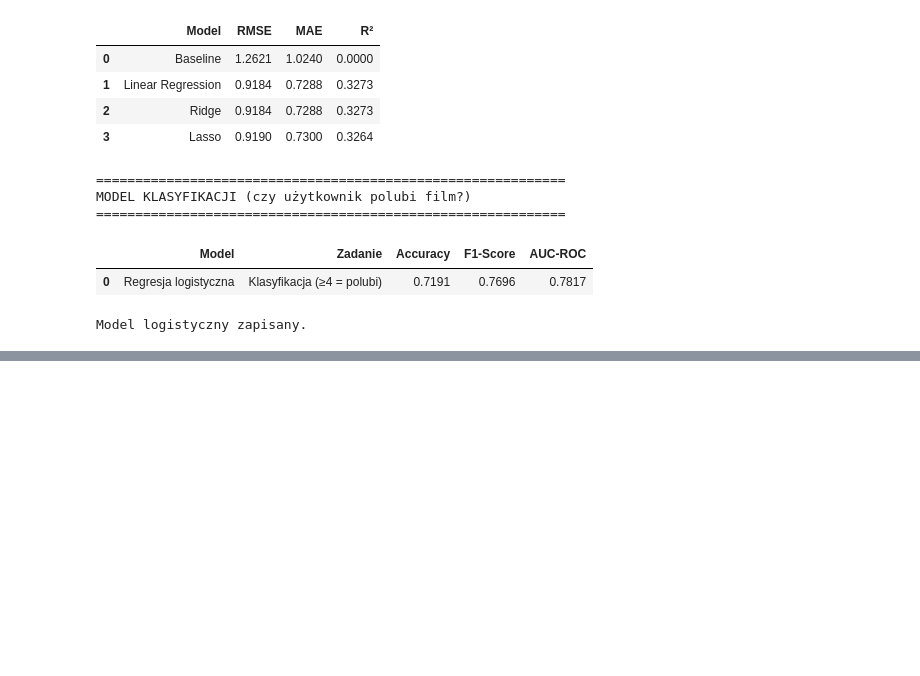
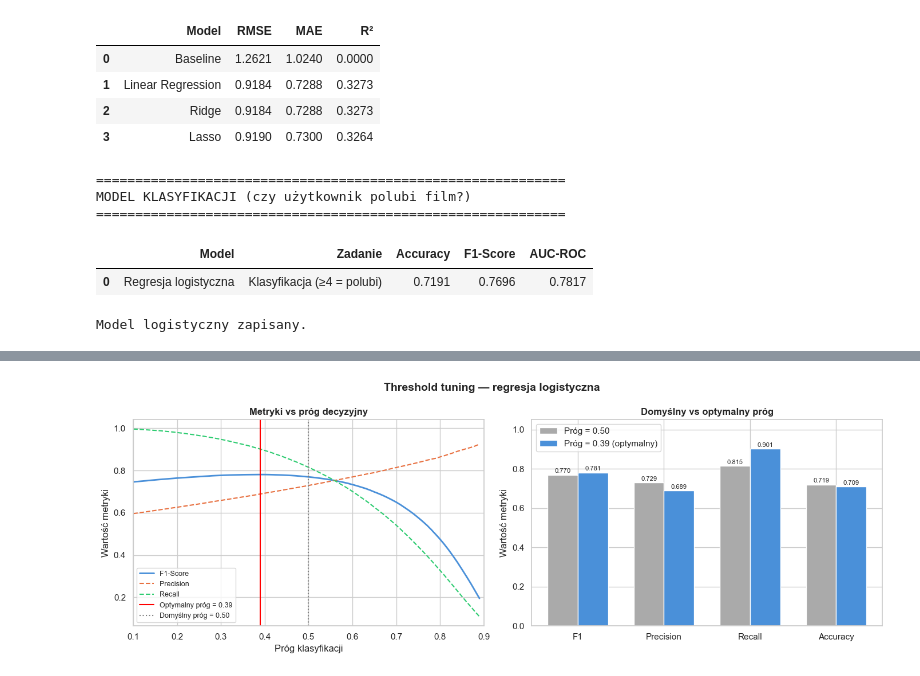
Before and after one commit to robertpilczuk/magisterka, a Jupyter notebook: notebooks/03_model.ipynb, the cells around one changed output, grey strips where cells are left out. Saved outputs shown, nothing was run; the diff lists cells and outputs as text; code cells hidden in the pictures; blank space fills up the shorter version.

Commit message:
feat: logistic regression threshold tuning with optimal threshold saved

```diff
--- a/notebooks/03_model.ipynb
+++ b/notebooks/03_model.ipynb
@@ -428,0 +441,96 @@ Model logistyczny zapisany.
+# %%
+from sklearn.metrics import f1_score, precision_score, recall_score
+import json
+
+# wyznacz metryki dla różnych progów
+thresholds = np.arange(0.1, 0.9, 0.01)
+results_threshold = []
+
+for t in thresholds:
+    y_pred_t = (y_pred_log_proba >= t).astype(int)
+    results_threshold.append({
+        'threshold': round(float(t), 2),
+        'f1':        round(f1_score(y_test_binary, y_pred_t), 4),
+        'precision': round(precision_score(y_test_binary, y_pred_t), 4),
+        'recall':    round(recall_score(y_test_binary, y_pred_t), 4),
+        'accuracy':  round(accuracy_score(y_test_binary, y_pred_t), 4)
+    })
+
+df_thresholds = pd.DataFrame(results_threshold)
+
+# znajdź optymalny próg
+best_idx       = df_thresholds['f1'].idxmax()
+best_threshold = df_thresholds.loc[best_idx, 'threshold']
+best_f1        = df_thresholds.loc[best_idx, 'f1']
+
+print(f"Optymalny próg:  {best_threshold}")
+print(f"F1 przy progu:   {best_f1}")
+print(f"F1 przy progu 0.5: {df_thresholds[df_thresholds['threshold']==0.50]['f1'].values[0]}")
+print(f"Poprawa F1: +{(best_f1 - df_thresholds[df_thresholds['threshold']==0.50]['f1'].values[0]):.4f}")
+
+# wykres
+fig, axes = plt.subplots(1, 2, figsize=(14, 5))
+
+axes[0].plot(df_thresholds['threshold'], df_thresholds['f1'],
+             color='#4a90d9', linewidth=2, label='F1-Score')
+axes[0].plot(df_thresholds['threshold'], df_thresholds['precision'],
+             color='#e87040', linewidth=1.5, linestyle='--', label='Precision')
+axes[0].plot(df_thresholds['threshold'], df_thresholds['recall'],
+             color='#2ecc71', linewidth=1.5, linestyle='--', label='Recall')
+axes[0].axvline(best_threshold, color='red', linestyle='-',
+                linewidth=1.5, label=f'Optymalny próg = {best_threshold}')
+axes[0].axvline(0.5, color='gray', linestyle=':',
+                linewidth=1.5, label='Domyślny próg = 0.50')
+axes[0].set_title('Metryki vs próg decyzyjny', fontweight='bold')
+axes[0].set_xlabel('Próg klasyfikacji')
+axes[0].set_ylabel('Wartość metryki')
+axes[0].legend(fontsize=9)
+axes[0].set_xlim(0.1, 0.9)
+
+# porównanie domyślny vs optymalny
+compare_data = df_thresholds[df_thresholds['threshold'].isin([0.50, best_threshold])]
+x = np.arange(4)
+width = 0.35
+metrics_cols = ['f1', 'precision', 'recall', 'accuracy']
+labels = ['F1', 'Precision', 'Recall', 'Accuracy']
+
+default_vals = df_thresholds[df_thresholds['threshold']==0.50][metrics_cols].values[0]
+optimal_vals = df_thresholds[df_thresholds['threshold']==best_threshold][metrics_cols].values[0]
+
+bars1 = axes[1].bar(x - width/2, default_vals, width, label='Próg = 0.50',
+                     color='#aaaaaa', edgecolor='white')
+bars2 = axes[1].bar(x + width/2, optimal_vals, width,
+                     label=f'Próg = {best_threshold} (optymalny)',
+                     color='#4a90d9', edgecolor='white')
+axes[1].set_title('Domyślny vs optymalny próg', fontweight='bold')
+axes[1].set_xticks(x)
+axes[1].set_xticklabels(labels)
+axes[1].set_ylabel('Wartość metryki')
+axes[1].legend()
+axes[1].set_ylim(0, 1.05)
+
+for bar in bars1:
+    axes[1].text(bar.get_x() + bar.get_width()/2, bar.get_height() + 0.01,
+                 f'{bar.get_height():.3f}', ha='center', fontsize=8)
+for bar in bars2:
+    axes[1].text(bar.get_x() + bar.get_width()/2, bar.get_height() + 0.01,
+                 f'{bar.get_height():.3f}', ha='center', fontsize=8)
+
+plt.suptitle('Threshold tuning — regresja logistyczna',
+             fontsize=14, fontweight='bold')
+plt.tight_layout()
+plt.savefig('notebooks/plot_threshold_tuning.png', dpi=150)
+plt.show()
+
+# zapisz optymalny próg
+threshold_data = {
+    'optimal_threshold': float(best_threshold),
+    'f1_at_optimal':     float(best_f1),
+    'f1_at_default':     float(df_thresholds[df_thresholds['threshold']==0.50]['f1'].values[0])
+}
+with open('backend/model/optimal_threshold.json', 'w') as f:
+    json.dump(threshold_data, f, indent=2)
+
+print(f"\nZapisano: backend/model/optimal_threshold.json")
+print(json.dumps(threshold_data, indent=2))
+# %% [output]
@@ -428,0 +541 @@ Model logistyczny zapisany.
+[figure, added]
```
Also changed, not shown: parts of 3 cells of this notebook, 2 other files.
